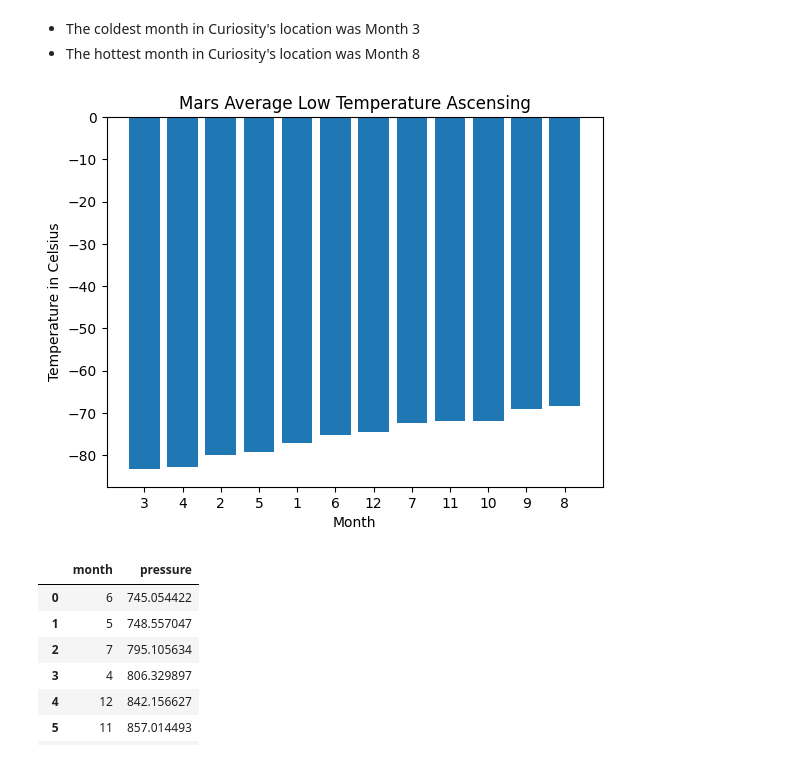
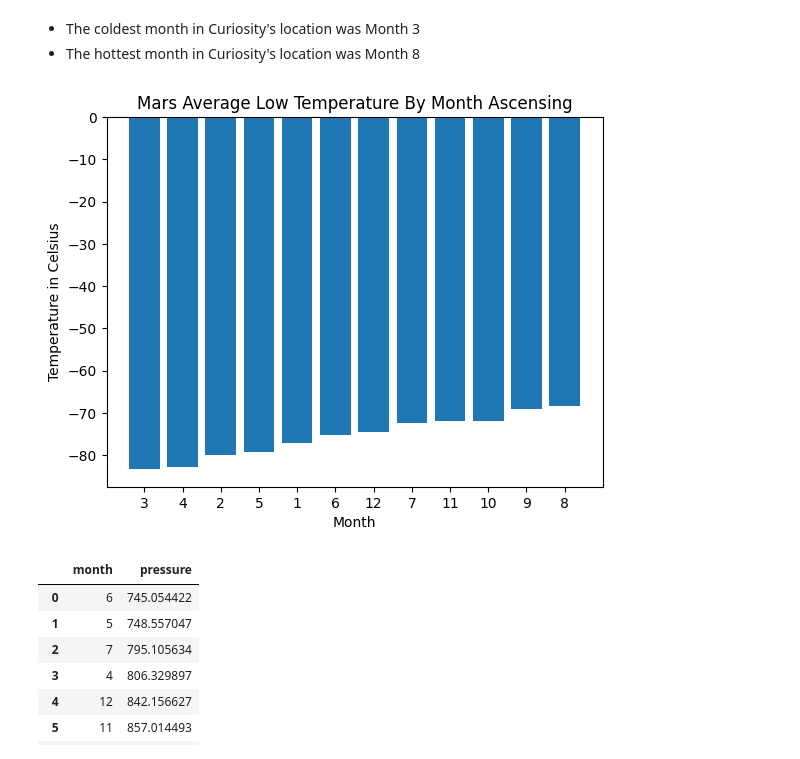
Before and after one commit to samwallach7/11-web_scraping, a Jupyter notebook: part_2_mars_weather.ipynb, the cells around one changed output. Cells and saved outputs as stored; diff of their text form; code cells hidden in the pictures.

```diff
--- a/part_2_mars_weather.ipynb
+++ b/part_2_mars_weather.ipynb
@@ -232,12 +238,12 @@ temp_sort_reset
 # %%
 # Identify the coldest and hottest months in Curiosity's location
 plt.bar(temp_sort_reset["month"], temp_sort_reset["min_temp"])
 plt.xlabel("Month")
 plt.ylabel("Temperature in Celsius")
-plt.title("Mars Average Low Temperature Ascensing")
+plt.title("Mars Average Low Temperature By Month Ascensing")
 plt.show()
 # %% [output]
-[figure, old version]
+[figure, new version]
 # %%
 # 4. Average pressure by Martian month
 mars_month_pressure = mars_month_grouped["pressure"].mean()
```
Also changed, not shown: parts of 6 cells of this notebook.
